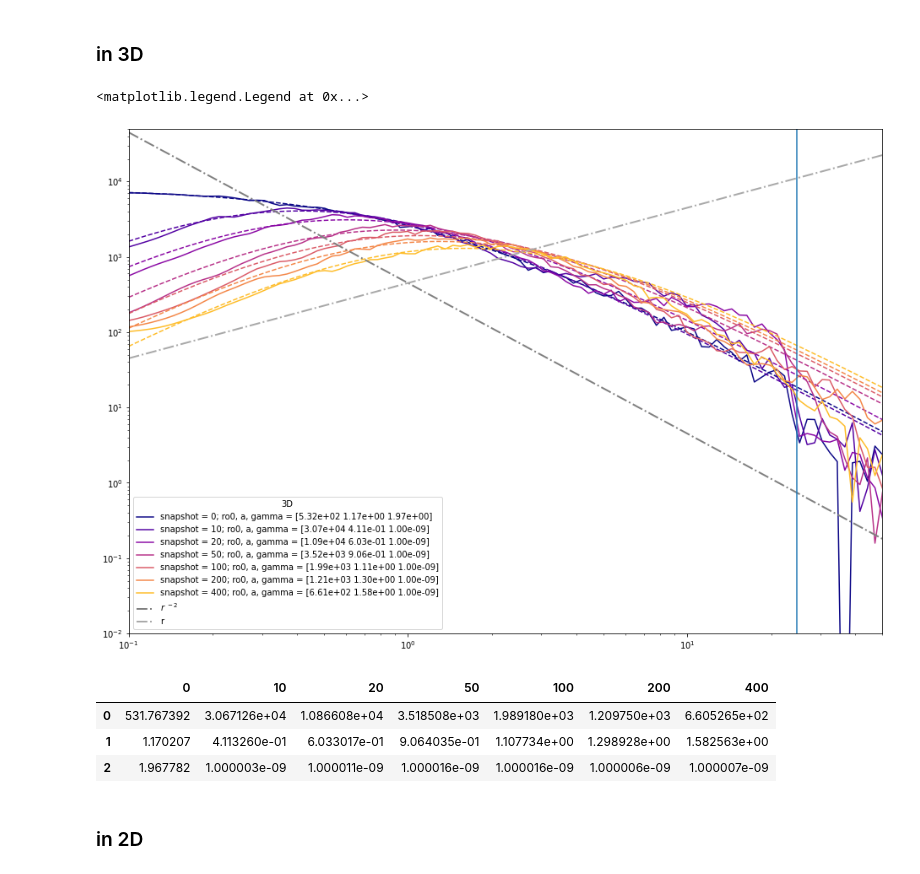
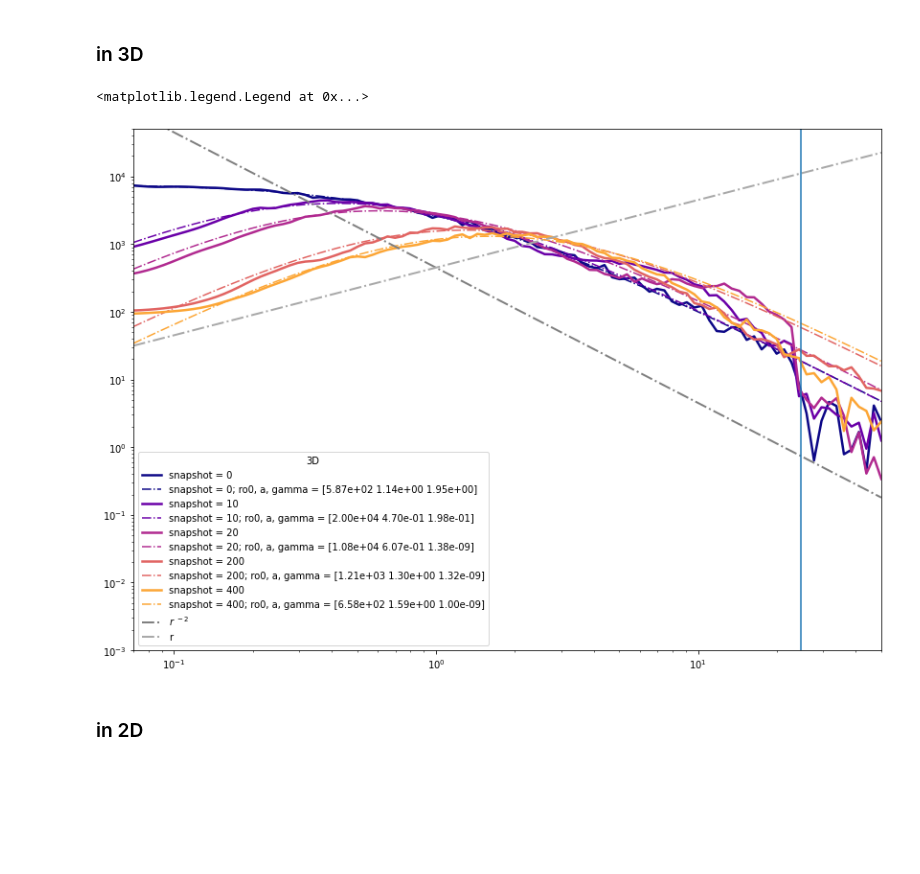
Before and after one commit to olgaborodina/N-body_simulations_analysis, a Jupyter notebook: profile_fit.ipynb, the cells around one changed output. Drawn from its saved outputs; the diff is of its cells as text; code cells hidden in the pictures; blank space fills up the shorter version.

Commit message:
Fix 2D dmdr calcs, make generic profile funcs & change fitting lib

```diff
--- a/profile_fit.ipynb
+++ b/profile_fit.ipynb
@@ -15,13 +16,14 @@ import functions as f
 # %%
 INPUT_DIR = Path('./../gamma=2.0/')
 # %%
-snapshots = [0, 10, 20, 50, 100, 200, 400]
+snapshots = [0, 10, 20, 200, 400]
+#snapshots = [0, 100]
 # %%
-bounds = np.array([[1, 50000], [1e-2, 10], [1e-9, 3]])
-r_e = np.geomspace(1e-1, 50, 101)
-init_vals = np.array([100, 0.5, 1])
+r_e = np.geomspace(7e-2, 50, 101)
+
 dmdr_3D = pd.DataFrame(data={'r':r_e})
 dmdr_2D = pd.DataFrame(data={'r':r_e})
+
 popts_3D = pd.DataFrame()
 popts_2D = pd.DataFrame()
 # %% [markdown]
@@ -32,45 +34,51 @@ for snap in snapshots:
 
     for random in [11, 12, 13, 21, 22, 23, 31, 32, 33]:
         folder = Path(f'{INPUT_DIR}/run-2.0-0.20-{random}')
-        dmdr += f.get_dmdr(folder, snap, r_e)
+        dmdr += f.get_dmdr(folder, snap, r_e, 3)
 
     dmdr = dmdr / 9
-    popt_dehnen_counts, pcov_dehnen_counts = curve_fit(f.dmdr_profile_3D, r_e, dmdr,
-                                                       bounds=bounds.T, p0=init_vals, maxfev=7000)
+
+
+    fmodel = Model(f.dmdr_profile)
+
+    fmodel.set_param_hint('ro0', value=500, min=10, max=20000.0)
+    fmodel.set_param_hint('a', value=0.5, min=0.1, max=20.0)
+    fmodel.set_param_hint('gamma', value=0.3, min=1e-9, max=2.0)
+    params = fmodel.make_params()
+
+    params['dim'].vary = False
+    params['dim'].value = 3
+
+    result = fmodel.fit(data=dmdr, params=params, r=r_e)
+
 
     dmdr_3D[snap] = dmdr
-    popts_3D[snap] = popt_dehnen_counts
+    popts_3D[snap] = [result.params['ro0'].value, result.params['a'].value, result.params['gamma'].value]
 # %%
 cycol = iter(cm.plasma(np.linspace(0, 1, len(snapshots)+1)))
 np.set_printoptions(formatter={'float': "{0:0.2e}".format})
 
-fig, ax = plt.subplots(figsize=(16, 11))
+fig, ax = plt.subplots(figsize=(14, 10))
 for snap in dmdr_3D.columns[1:]:
     c=next(cycol)
-    ax.plot(dmdr_3D['r'], dmdr_3D[snap], label=f'snapshot = {snap}; ro0, a, gamma = {popts_3D[snap].values}', c=c)
-    ax.plot(dmdr_3D['r'], f.dmdr_profile_3D(dmdr_3D['r'], *popts_3D[snap]), c=c, ls='--')
-
+    ax.plot(dmdr_3D['r'], dmdr_3D[snap], label=f'snapshot = {snap}',
+            c=c, lw=2.5)
+    ax.plot(dmdr_3D['r'], f.dmdr_profile(dmdr_3D['r'], *popts_3D[snap], 3),
+            c=c, ls='-.', label=f'snapshot = {snap}; ro0, a, gamma = {popts_3D[snap].values}')
 
 ax.plot(dmdr_3D['r'], 450 / dmdr_3D['r'] ** 2, c='gray', label=r'$r^{\ -2}$', ls= '-.', lw=2)
 ax.plot(dmdr_3D['r'], 450 * dmdr_3D['r'] , c='darkgrey', label='r', ls= '-.', lw=2)
 ax.plot([1.23 * 20, 1.23 * 20], [1e-3, 1e5])
 
-ax.set_ylim(1e-2,5e4)
+ax.set_ylim(1e-3, 5e4)
 ax.set_xlim(r_e.min(), r_e.max())
 
 ax.set_yscale('log')
 ax.set_xscale('log')
 ax.legend(title='3D')
 # %% [output]
 <matplotlib.legend.Legend at 0x...>
-[figure, old version]
+[figure, new version]
-# %%
-popts_3D # ro0, a, gamma
-# %% [output]
-|  | 0 | 10 | 20 | 50 | 100 | 200 | 400 |
-| 0 | 531.767392 | 3.067126e+04 | 1.086608e+04 | 3.518508e+03 | 1.989180e+03 | 1.209750e+03 | 6.605265e+02 |
-| 1 | 1.170207 | 4.113260e-01 | 6.033017e-01 | 9.064035e-01 | 1.107734e+00 | 1.298928e+00 | 1.582563e+00 |
-| 2 | 1.967782 | 1.000003e-09 | 1.000011e-09 | 1.000016e-09 | 1.000016e-09 | 1.000006e-09 | 1.000007e-09 |
 # %% [markdown]
 ### in 2D
 # %%
```
Also changed, not shown: parts of 4 cells of this notebook, 1 other file.
